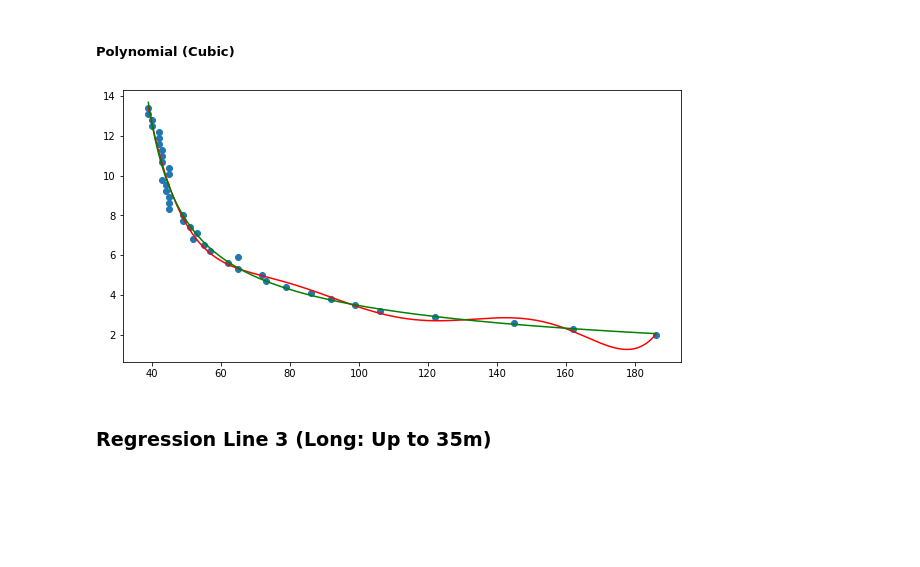
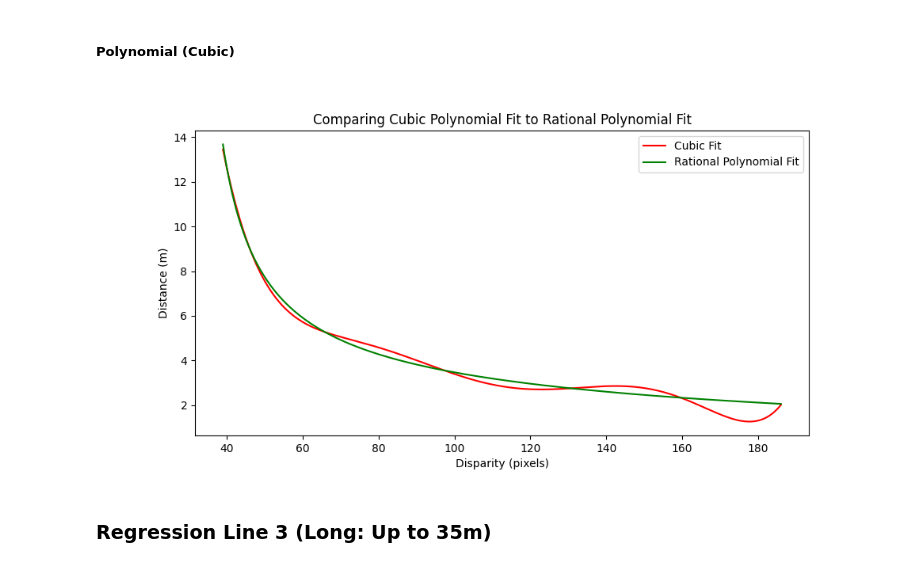
Before and after one commit to kiplimock/image-processing, a Jupyter notebook: disparity.ipynb, the cells around one changed output. Cells and saved outputs as stored; diff of their text form; code cells hidden in the pictures; blank space fills up the shorter version.

```diff
--- a/disparity.ipynb
+++ b/disparity.ipynb
@@ -90,20 +92,27 @@ plt.show()
 # %% [markdown]
 ##### Polynomial (Cubic)
 # %%
-dist1 = np.linspace(2.0, 13.4, 39)
-disp1 = np.array([186, 162, 145, 122, 106, 99, 92, 86, 79, 73, 72, 65, 62, 65, 57, 55, 52,
-    53, 51, 49, 49, 45, 45, 45, 44, 44, 43, 45, 45, 43, 43, 43, 42, 42, 42, 40, 40, 39, 39])
+def cubic_fit(value):
 
-model = np.poly1d(np.polyfit(disp1, dist1, 6))
-points = np.linspace(39, 186, 600)
+    dist1 = np.linspace(2.0, 13.4, 39)
+    disp1 = np.array([186, 162, 145, 122, 106, 99, 92, 86, 79, 73, 72, 65, 62, 65, 57, 55, 52,
+        53, 51, 49, 49, 45, 45, 45, 44, 44, 43, 45, 45, 43, 43, 43, 42, 42, 42, 40, 40, 39, 39])
 
-plt.figure(figsize=(10, 5))
-plt.plot(points, model(points), color='r')
-plt.scatter(disp1, dist1)
-plt.plot(points, disp2dist(points), color='g')
-plt.show()
+    model = np.poly1d(np.polyfit(disp1, dist1, 6))
+    return model(value)
-# %% [output]
-[figure, removed]
+# %%
+points = np.linspace(39, 186, 600)
+plt.figure(figsize=(10, 5))
+plt.plot(points, cubic_fit(points), color='r', label='Cubic Fit')
+# plt.scatter(disp1, dist1)
+plt.plot(points, disp2dist(points), color='g', label='Rational Polynomial Fit')
+plt.title('Comparing Cubic Polynomial Fit to Rational Polynomial Fit')
+plt.xlabel('Disparity (pixels)')
+plt.ylabel('Distance (m)')
+plt.legend()
+plt.show()
+# %% [output]
+[figure, added]
 # %% [markdown]
 ### Regression Line 3 (Long: Up to 35m)
 # %%
```
Also changed, not shown: parts of 17 cells of this notebook.
